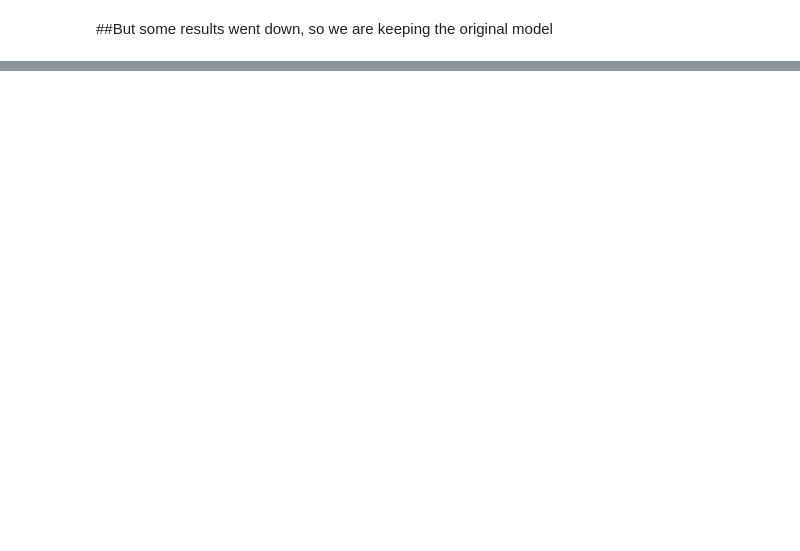
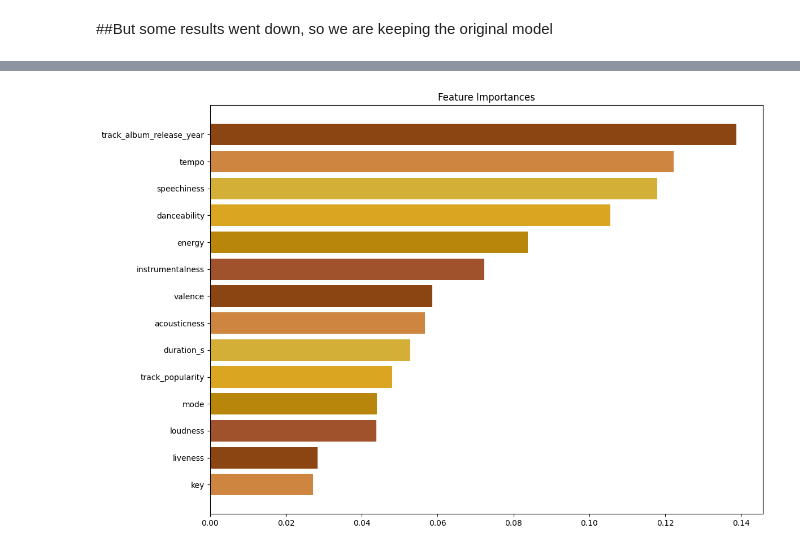
Before and after one commit to marwahfaraj/music-genre-classification_with_app, a Jupyter notebook: 03_modeling.ipynb, the cells around one changed output, grey strips where cells are left out. Cells and saved outputs as stored; diff of their text form; code cells hidden in the pictures; blank space fills up the shorter version.

```diff
--- a/03_modeling.ipynb
+++ b/03_modeling.ipynb
@@ -180,10 +149,0 @@ plt.show()
-# %%
-# Feature Distribution by Genre (Boxplot)
-plt.figure(figsize=(15, 10))
-for i, feature in enumerate(audio_features[:6], 1):
-    plt.subplot(2, 3, i)
-    sns.boxplot(x='playlist_genre', y=feature, data=data, palette="Set2")
-    plt.title(f'{feature.capitalize()} by Genre', fontsize=12)
-    plt.xticks(rotation=45)
-plt.tight_layout()
-plt.show()
@@ -393,0 +371,30 @@ weighted avg       0.60      0.61      0.60      5666
+# %%
+import os
+import matplotlib.pyplot as plt # Import pyplot
+import numpy as np # Import numpy if needed
+
+# Ensure the directory exists
+if not os.path.exists('images/models'):
+    os.makedirs('images/models')
+
+# Set up white background and golden color scheme
+plt.style.use('default') # Use default style for white background
+golden_palette = ['#8B4513', '#CD853F', '#D4AF37', '#DAA520', '#B8860B', '#A0522D'] # Adjusted golden palette
+
+
+# Feature importance
+if hasattr(best_model, 'feature_importances_'):
+    plt.figure(figsize=(12, 8))
+    importances = best_model.feature_importances_
+    indices = np.argsort(importances)[::-1]
+    plt.title('Feature Importances')
+    # Use all colors in the palette, repeating if necessary
+    colors = np.tile(golden_palette, len(indices) // len(golden_palette) + 1)[:len(indices)]
+    plt.barh(range(len(indices)), importances[indices], align='center', color=colors) # Changed color to use the palette
+    plt.yticks(range(len(indices)), [features[i] for i in indices])
+    plt.gca().invert_yaxis()
+    plt.tight_layout()
+    plt.savefig('images/models/feature_importances.png')
+    plt.show()
+# %% [output]
+[figure, added]
```
Also changed, not shown: parts of 92 cells of this notebook, 22 other files.
